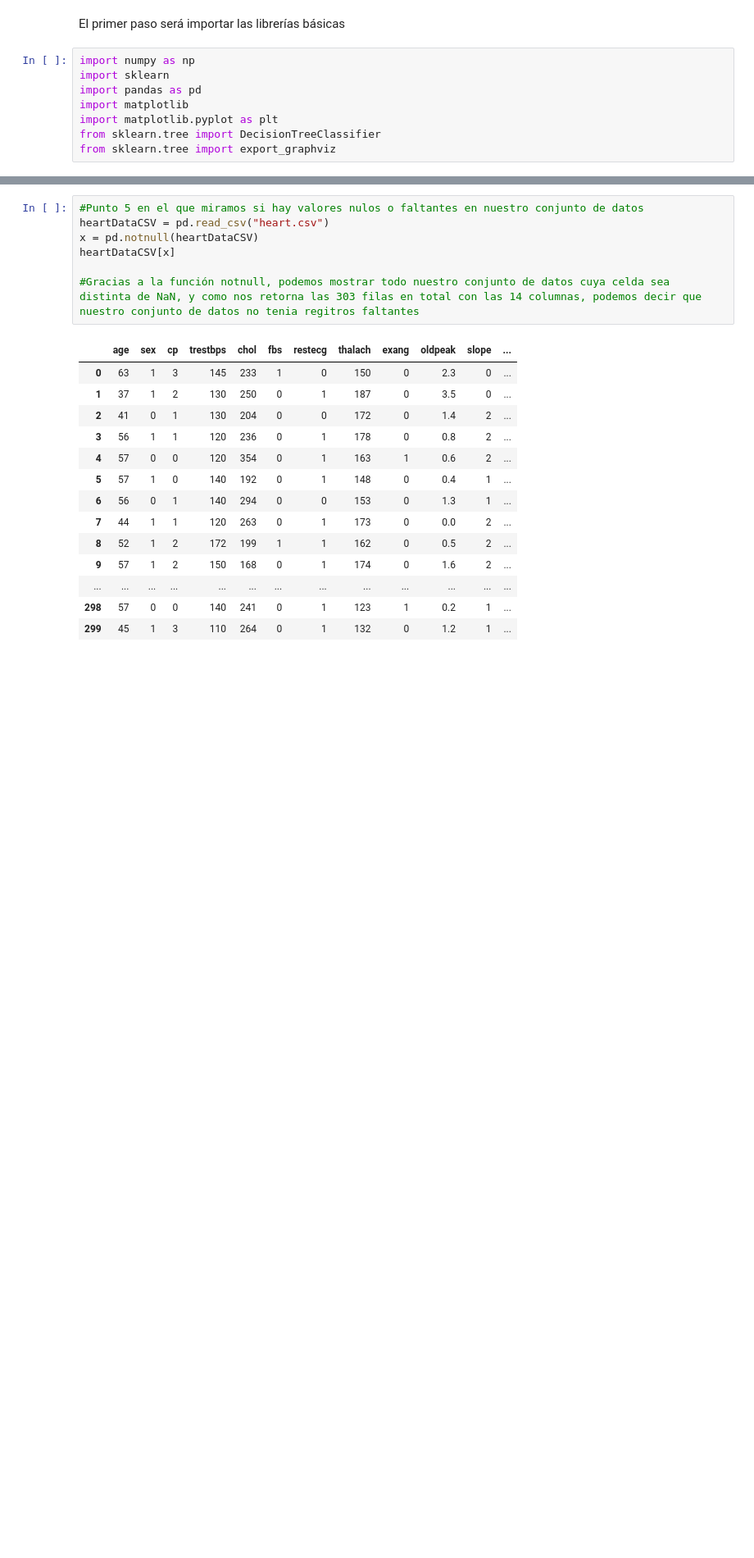
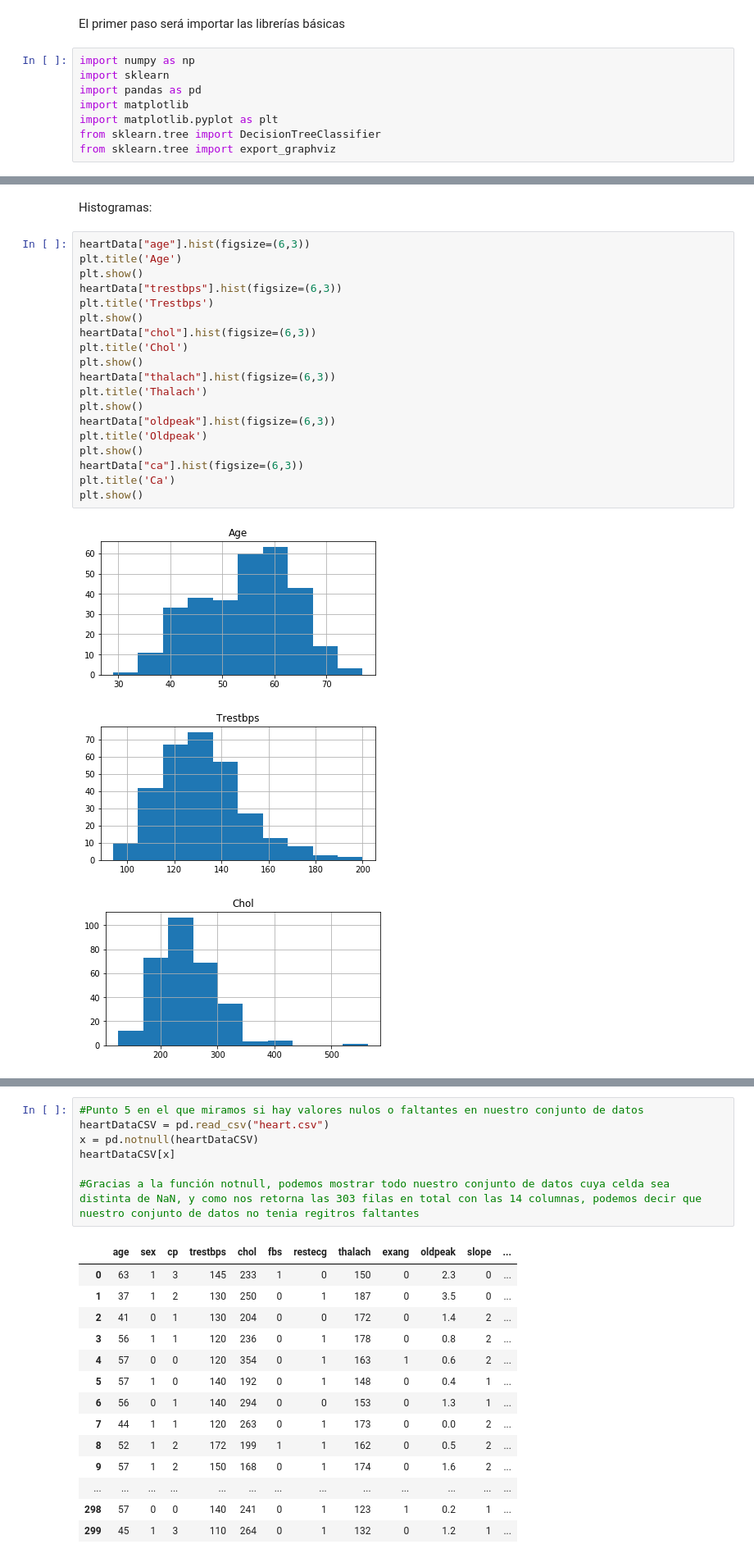
Before and after one commit to seibern/proyecto2_IA, a Jupyter notebook: IA/Untitled.ipynb, the cells around one changed output, grey strips where cells are left out. Shown at 82% size. Cells and saved outputs as stored; diff of their text form; blank space fills up the shorter version.

```diff
--- a/IA/Untitled.ipynb
+++ b/IA/Untitled.ipynb
@@ -92,0 +54,25 @@ Text(0, 0.5, 'thal')
+# %% [markdown]
+Histogramas:
+# %%
+heartData["age"].hist(figsize=(6,3))
+plt.title('Age')
+plt.show()
+heartData["trestbps"].hist(figsize=(6,3))
+plt.title('Trestbps')
+plt.show()
+heartData["chol"].hist(figsize=(6,3))
+plt.title('Chol')
+plt.show()
+heartData["thalach"].hist(figsize=(6,3))
+plt.title('Thalach')
+plt.show()
+heartData["oldpeak"].hist(figsize=(6,3))
+plt.title('Oldpeak')
+plt.show()
+heartData["ca"].hist(figsize=(6,3))
+plt.title('Ca')
+plt.show()
+# %% [output]
+[figure, added]
+[figure, added]
+[figure, added]
```
Also changed, not shown: parts of 19 cells of this notebook.
